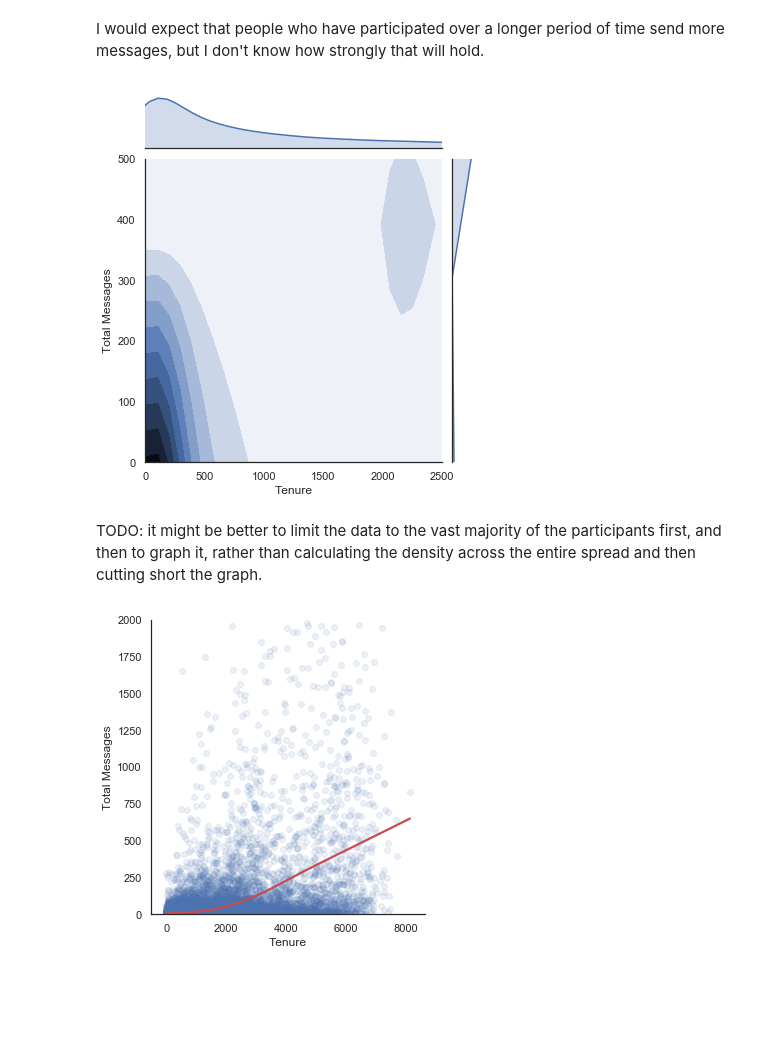
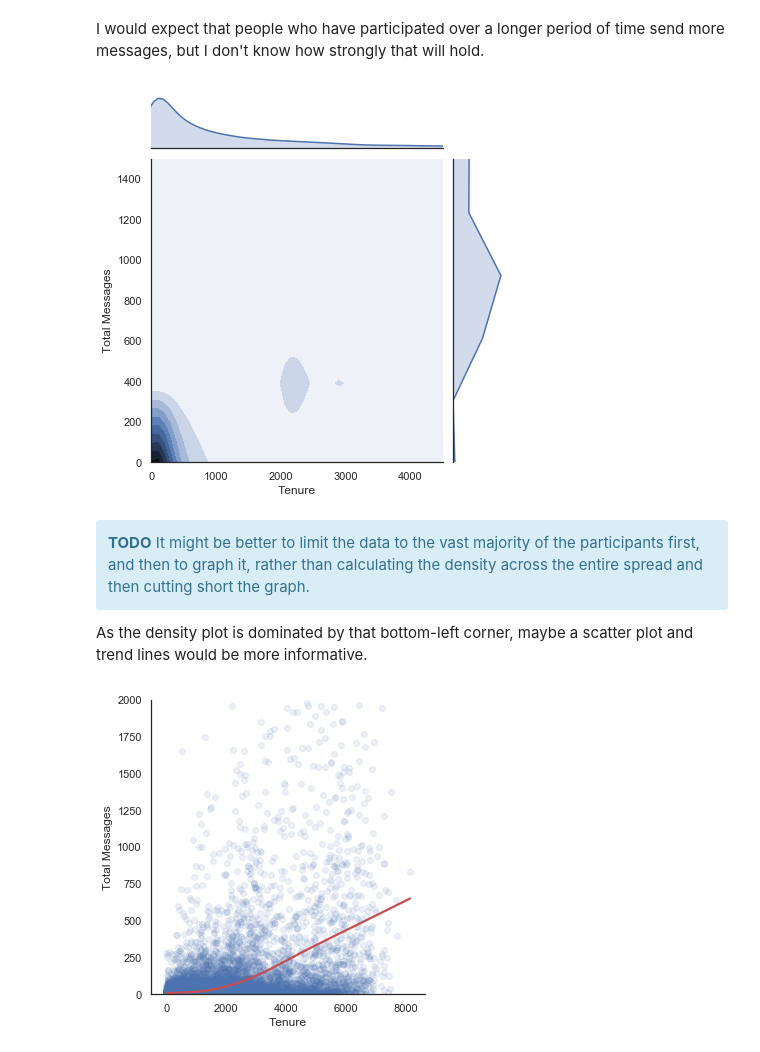
Before and after one commit to npdoty/bigbang, a Jupyter notebook: ietf-participation/ietf_wgs_tenure.ipynb, the cells around one changed output. Cells and saved outputs as stored; diff of their text form; code cells hidden in the pictures; blank space fills up the shorter version.

Commit message:
better explanatory text in ietf tenure notebook
some code cleanup
todo paragraphs with special formatting
intro + conclusion

```diff
--- a/ietf-participation/ietf_wgs_tenure.ipynb
+++ b/ietf-participation/ietf_wgs_tenure.ipynb
@@ -156,9 +158,8 @@ email_aggregated = email_grouped.aggregate({
     'Earliest Date': np.min,
     'Latest Date': np.max,
     'Total Messages': np.sum,
-    'name': lambda x: x.iloc[x.str.len().values.argmax()], # the longest string?
-    'From': lambda x: x.iloc[x.str.len().values.argmax()],
-    #'email': 'first' # email should all be the same already, just take the first
+    'name': lambda x: x.iloc[x.str.len().values.argmax()], # the longest string
+    'From': lambda x: x.iloc[x.str.len().values.argmax()]
 })
 # %%
 describe_with_dates(email_aggregated)
@@ -381,15 +386,17 @@ I would expect that people who have participated over a longer period of time se
 # %%
 sns.jointplot(
     x="Tenure",
     y="Total Messages",
-    ylim=(0, 500),
-    xlim=(0, 2500),
+    ylim=(0, 1500),
+    xlim=(0, 4500),
     data=working_data,
     kind="kde");
 # %% [output]
-[figure, old version]
+[figure, new version]
 # %% [markdown]
-TODO: it might be better to limit the data to the vast majority of the participants first, and then to graph it, rather than calculating the density across the entire spread and then cutting short the graph.
+<div class="alert alert-info"><b>TODO</b> It might be better to limit the data to the vast majority of the participants first, and then to graph it, rather than calculating the density across the entire spread and then cutting short the graph.</div>
+
+As the density plot is dominated by that bottom-left corner, maybe a scatter plot and trend lines would be more informative.
 # %%
 fig = sns.lmplot(
     x="Tenure",
```
Also changed, not shown: parts of 18 cells of this notebook.
